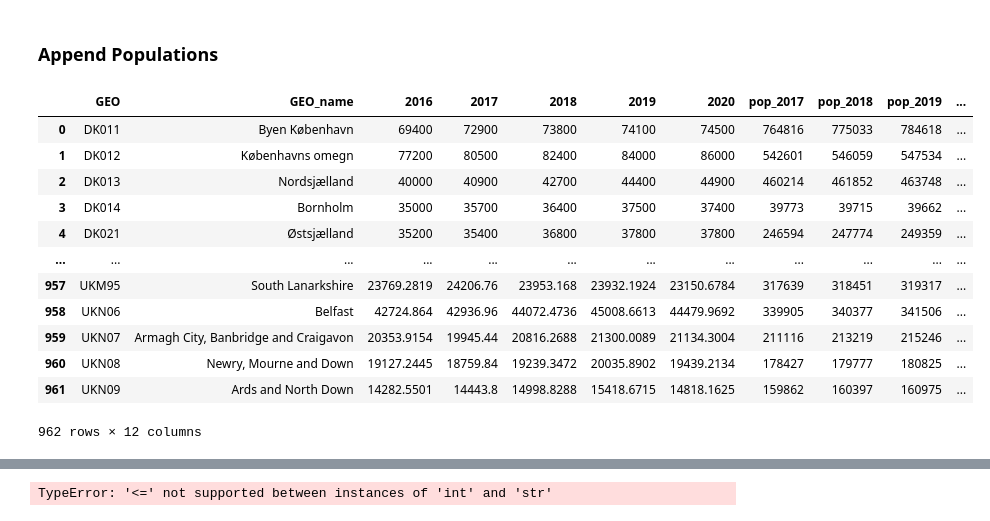
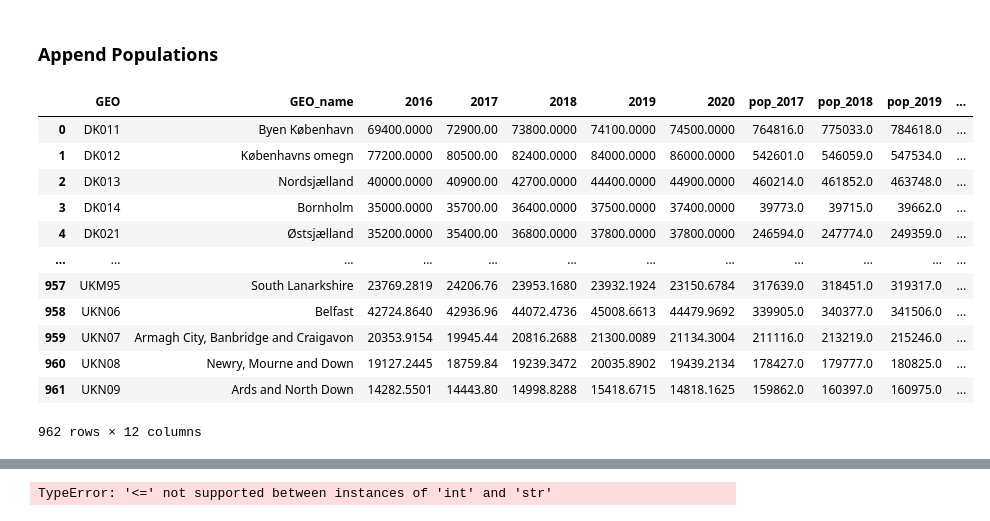
Before and after one commit to FM-ds/FM-ds.github.io, a Jupyter notebook: Regional_Inequality/Notebooks/Eurostat_NUTS3.ipynb, the cells around one changed output, grey strips where cells are left out. Drawn from its saved outputs; the diff is of its cells as text; code cells hidden in the pictures.

```diff
--- a/Regional_Inequality/Notebooks/Eurostat_NUTS3.ipynb
+++ b/Regional_Inequality/Notebooks/Eurostat_NUTS3.ipynb
@@ -78,20 +79,24 @@ df.columns = ['GEO', 'GEO_name', '2016', '2017', '2018', '2019', '2020',
        'pop_2021']
 df = df[['GEO', 'GEO_name', '2016', '2017', '2018', '2019', '2020', 'pop_2017', 'pop_2018', 'pop_2019', 'pop_2020',
        'pop_2021']]
-# %%
-df
-# %% [output]
-|  | GEO | GEO_name | 2016 | 2017 | 2018 | 2019 | 2020 | pop_2017 | pop_2018 | pop_2019 | ... |
-| 0 | DK011 | Byen København | 69400 | 72900 | 73800 | 74100 | 74500 | 764816 | 775033 | 784618 | ... |
-| 1 | DK012 | Københavns omegn | 77200 | 80500 | 82400 | 84000 | 86000 | 542601 | 546059 | 547534 | ... |
-| 2 | DK013 | Nordsjælland | 40000 | 40900 | 42700 | 44400 | 44900 | 460214 | 461852 | 463748 | ... |
-| 3 | DK014 | Bornholm | 35000 | 35700 | 36400 | 37500 | 37400 | 39773 | 39715 | 39662 | ... |
-| 4 | DK021 | Østsjælland | 35200 | 35400 | 36800 | 37800 | 37800 | 246594 | 247774 | 249359 | ... |
-| ... | ... | ... | ... | ... | ... | ... | ... | ... | ... | ... | ... |
-| 957 | UKM95 | South Lanarkshire | 23769.2819 | 24206.76 | 23953.168 | 23932.1924 | 23150.6784 | 317639 | 318451 | 319317 | ... |
-| 958 | UKN06 | Belfast | 42724.864 | 42936.96 | 44072.4736 | 45008.6613 | 44479.9692 | 339905 | 340377 | 341506 | ... |
-| 959 | UKN07 | Armagh City, Banbridge and Craigavon | 20353.9154 | 19945.44 | 20816.2688 | 21300.0089 | 21134.3004 | 211116 | 213219 | 215246 | ... |
-| 960 | UKN08 | Newry, Mourne and Down | 19127.2445 | 18759.84 | 19239.3472 | 20035.8902 | 19439.2134 | 178427 | 179777 | 180825 | ... |
-| 961 | UKN09 | Ards and North Down | 14282.5501 | 14443.8 | 14998.8288 | 15418.6715 | 14818.1625 | 159862 | 160397 | 160975 | ... |
-962 rows × 12 columns
+# %%
+df = df.replace(':', float('NaN'))
+for col in df.columns[2:]:
+    df[col] = df[col].astype('float')
+df.GEO = df.GEO.astype(str)
+df
+# %% [output]
+|  | GEO | GEO_name | 2016 | 2017 | 2018 | 2019 | 2020 | pop_2017 | pop_2018 | pop_2019 | ... |
+| 0 | DK011 | Byen København | 69400.0000 | 72900.00 | 73800.0000 | 74100.0000 | 74500.0000 | 764816.0 | 775033.0 | 784618.0 | ... |
+| 1 | DK012 | Københavns omegn | 77200.0000 | 80500.00 | 82400.0000 | 84000.0000 | 86000.0000 | 542601.0 | 546059.0 | 547534.0 | ... |
+| 2 | DK013 | Nordsjælland | 40000.0000 | 40900.00 | 42700.0000 | 44400.0000 | 44900.0000 | 460214.0 | 461852.0 | 463748.0 | ... |
+| 3 | DK014 | Bornholm | 35000.0000 | 35700.00 | 36400.0000 | 37500.0000 | 37400.0000 | 39773.0 | 39715.0 | 39662.0 | ... |
+| 4 | DK021 | Østsjælland | 35200.0000 | 35400.00 | 36800.0000 | 37800.0000 | 37800.0000 | 246594.0 | 247774.0 | 249359.0 | ... |
+| ... | ... | ... | ... | ... | ... | ... | ... | ... | ... | ... | ... |
+| 957 | UKM95 | South Lanarkshire | 23769.2819 | 24206.76 | 23953.1680 | 23932.1924 | 23150.6784 | 317639.0 | 318451.0 | 319317.0 | ... |
+| 958 | UKN06 | Belfast | 42724.8640 | 42936.96 | 44072.4736 | 45008.6613 | 44479.9692 | 339905.0 | 340377.0 | 341506.0 | ... |
+| 959 | UKN07 | Armagh City, Banbridge and Craigavon | 20353.9154 | 19945.44 | 20816.2688 | 21300.0089 | 21134.3004 | 211116.0 | 213219.0 | 215246.0 | ... |
+| 960 | UKN08 | Newry, Mourne and Down | 19127.2445 | 18759.84 | 19239.3472 | 20035.8902 | 19439.2134 | 178427.0 | 179777.0 | 180825.0 | ... |
+| 961 | UKN09 | Ards and North Down | 14282.5501 | 14443.80 | 14998.8288 | 15418.6715 | 14818.1625 | 159862.0 | 160397.0 | 160975.0 | ... |
+962 rows × 12 columns
 # %%
```
Also changed, not shown: parts of 17 cells of this notebook, 5 other files.
